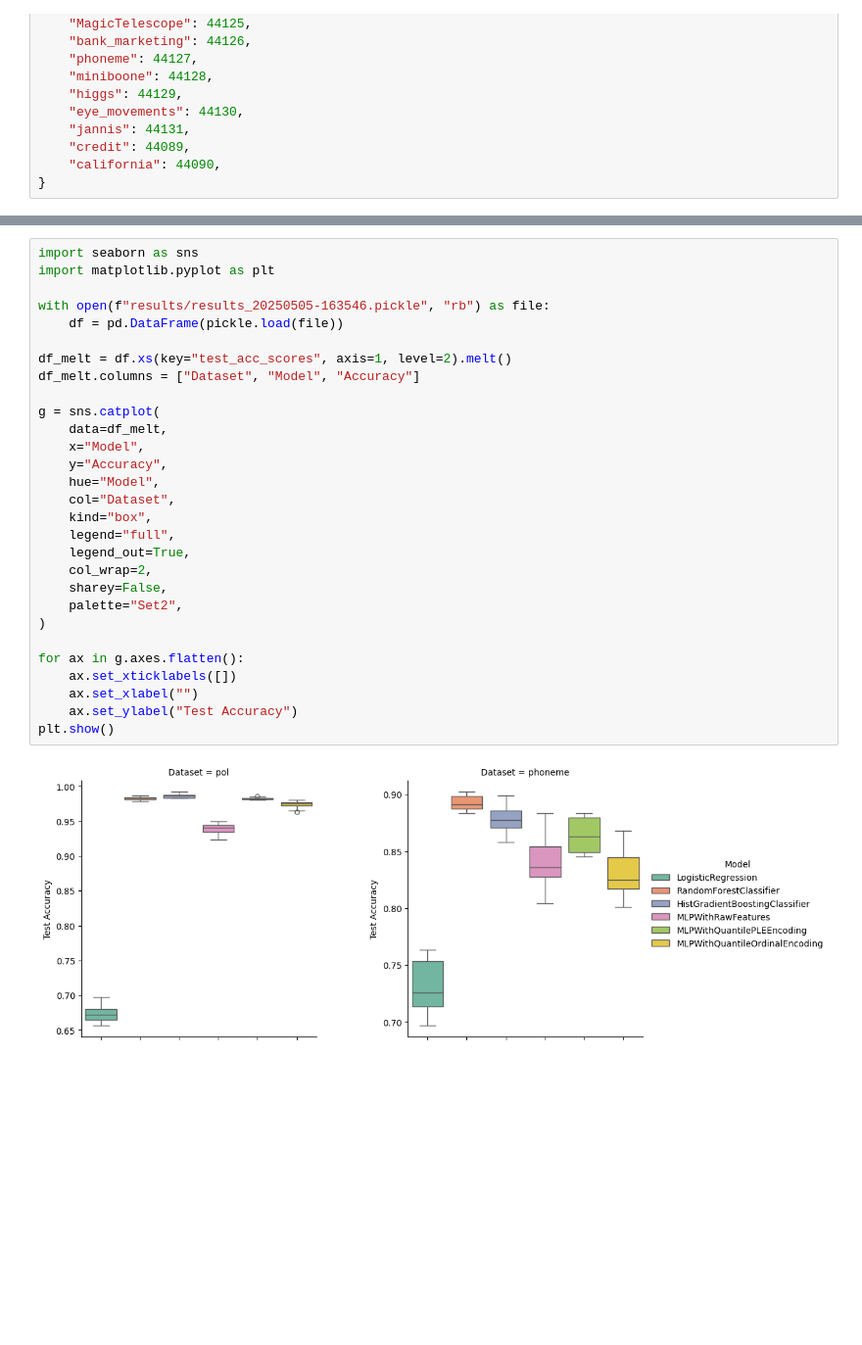
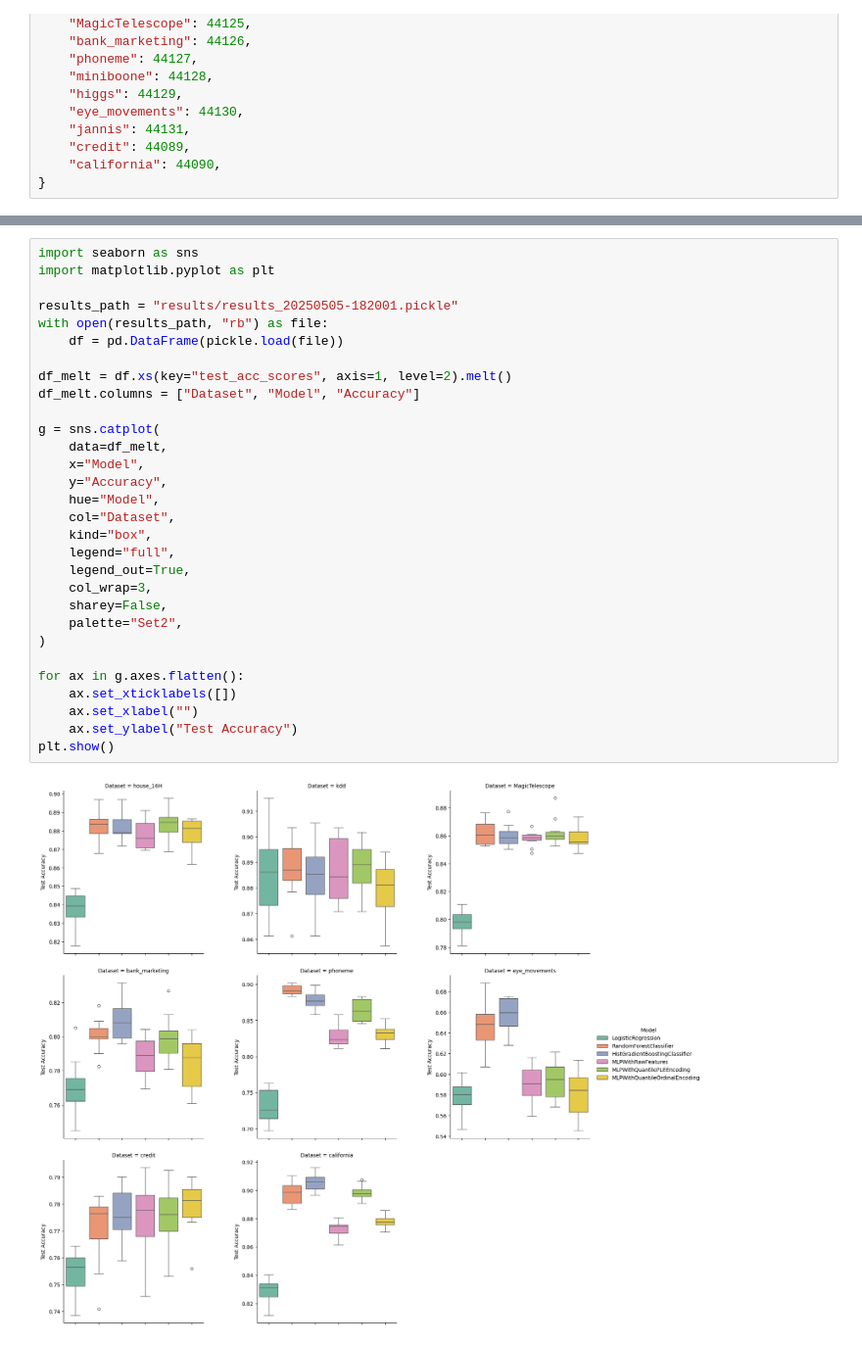
Before and after one commit to barhanc/tabular-discretization-and-nn, a Jupyter notebook: experiment.ipynb, the cells around one changed output, grey strips where cells are left out. Shown at 98% size. Saved outputs shown, nothing was run; the diff lists cells and outputs as text; blank space fills up the shorter version.

```diff
--- a/experiment.ipynb
+++ b/experiment.ipynb
@@ -139,31 +138,32 @@ with open(f"results/results_{time.strftime('%Y%m%d-%H%M%S')}.pickle", "wb") as f
 # %%
 import seaborn as sns
 import matplotlib.pyplot as plt
 
-with open(f"results/results_20250505-163546.pickle", "rb") as file:
+results_path = "results/results_20250505-182001.pickle"
+with open(results_path, "rb") as file:
     df = pd.DataFrame(pickle.load(file))
 
 df_melt = df.xs(key="test_acc_scores", axis=1, level=2).melt()
 df_melt.columns = ["Dataset", "Model", "Accuracy"]
 
 g = sns.catplot(
     data=df_melt,
     x="Model",
     y="Accuracy",
     hue="Model",
     col="Dataset",
     kind="box",
     legend="full",
     legend_out=True,
-    col_wrap=2,
+    col_wrap=3,
     sharey=False,
     palette="Set2",
 )
 
 for ax in g.axes.flatten():
     ax.set_xticklabels([])
     ax.set_xlabel("")
     ax.set_ylabel("Test Accuracy")
 plt.show()
 # %% [output]
-[figure, old version]
+[figure, new version]
```
Also changed, not shown: parts of 7 cells of this notebook, 4 other files.
